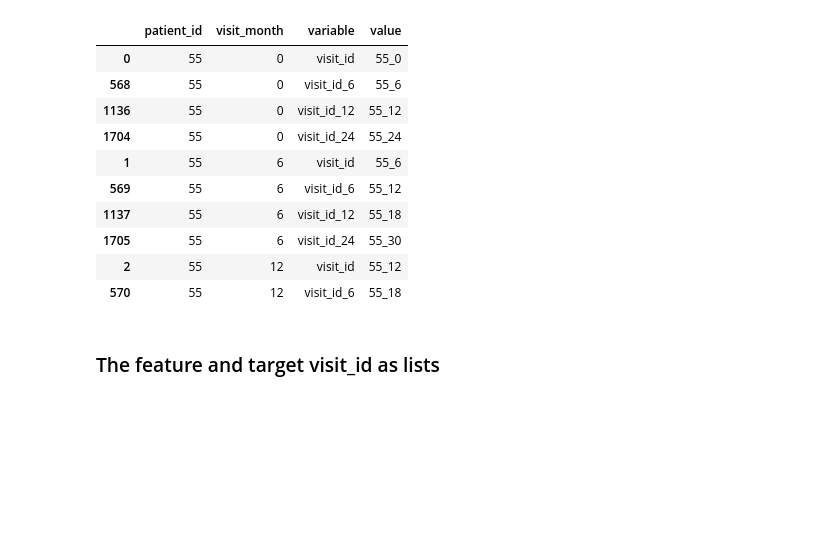
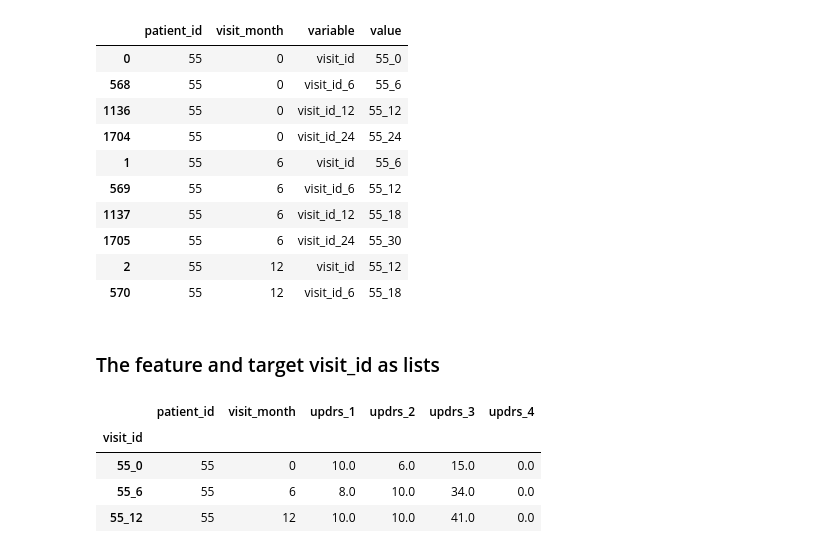
Before and after one commit to chris-hedemann/peptide-parkinsons-challenge, a Jupyter notebook: eda.ipynb, the cells around one changed output. Saved outputs shown, nothing was run; the diff lists cells and outputs as text; code cells hidden in the pictures; blank space fills up the shorter version.

```diff
--- a/eda.ipynb
+++ b/eda.ipynb
@@ -895,8 +895,15 @@ target_ids = list(target_ids.value)
 # %%
 target = df.drop(['updrs_4_na','updrs4_allna','updrs_3_na','updrs_1to3','updrs_total','park'], axis=1)
 target = target.set_index('visit_id').loc[target_ids].drop_duplicates().sort_values(['patient_id','visit_month'])
-target = target.drop(['patient_id','visit_month'],axis=1)
-target
-target.to_csv('data/target_matrix')
+#target = target.drop(['patient_id','visit_month'],axis=1)
+target.to_csv('data/target_matrix.csv')
+# %%
+target.head(3)
+# %% [output]
+|  | patient_id | visit_month | updrs_1 | updrs_2 | updrs_3 | updrs_4 |
+| visit_id |  |  |  |  |  |  |
+| 55_0 | 55 | 0 | 10.0 | 6.0 | 15.0 | 0.0 |
+| 55_6 | 55 | 6 | 8.0 | 10.0 | 34.0 | 0.0 |
+| 55_12 | 55 | 12 | 10.0 | 10.0 | 41.0 | 0.0 |
 # %%
 ## Create the features matrix
```
Also changed, not shown: parts of 7 cells of this notebook, 2 other files.
